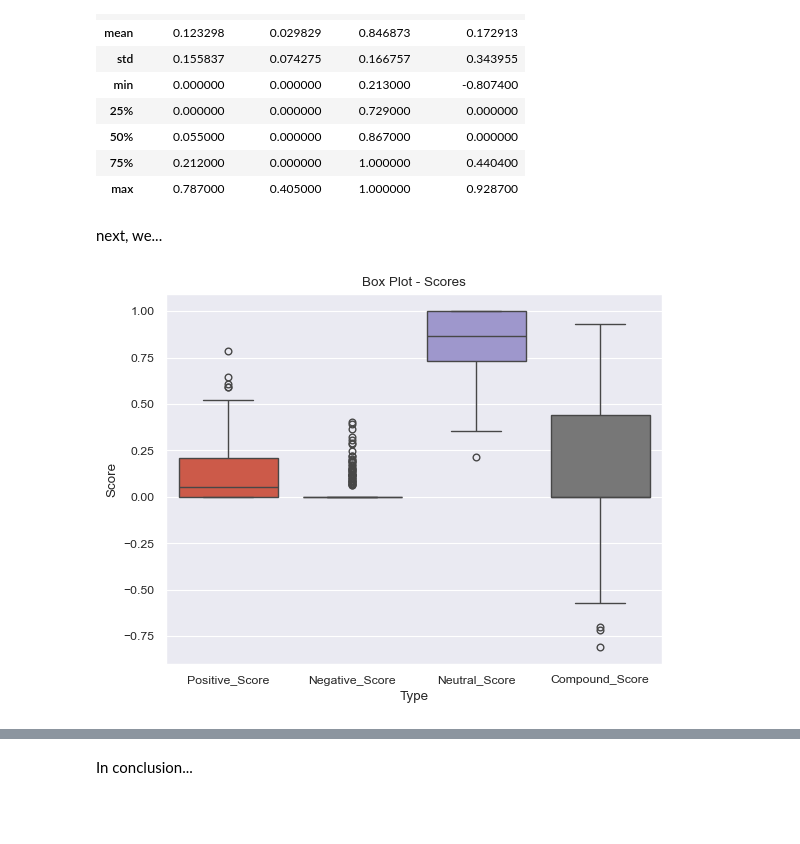
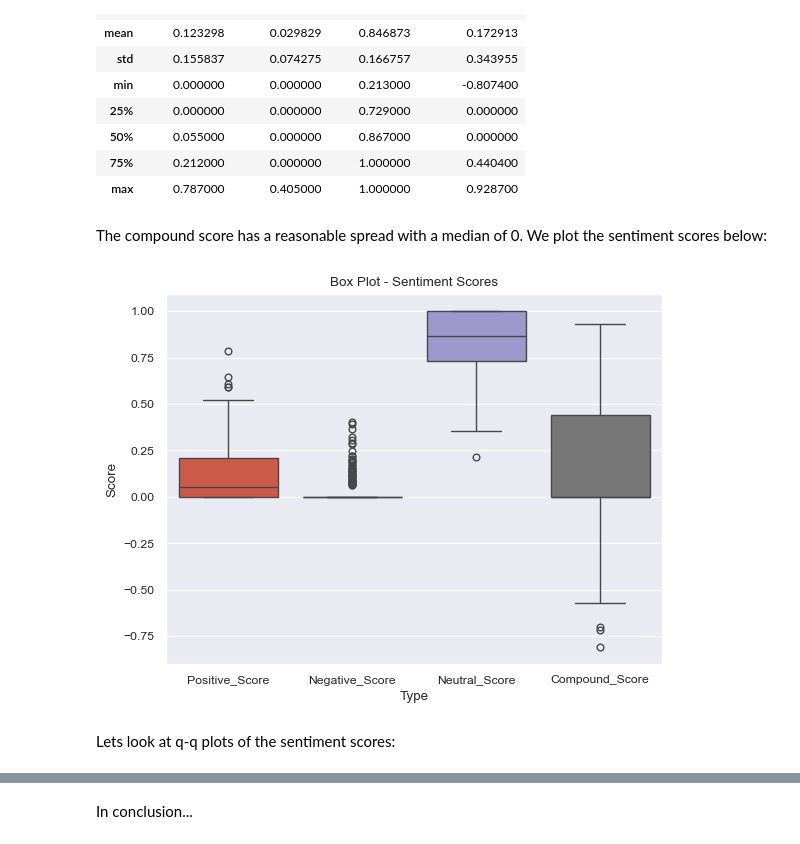
Before and after one commit to cowboysmall-courses/dsi-dsp, a Jupyter notebook: report/report.ipynb, the cells around one changed output, grey strips where cells are left out. Cells and saved outputs as stored; diff of their text form; code cells hidden in the pictures; blank space fills up the shorter version.

```diff
--- a/report/report.ipynb
+++ b/report/report.ipynb
@@ -1082,15 +1273,19 @@ scores.describe()
 | 50% | 0.055000 | 0.000000 | 0.867000 | 0.000000 |
 | 75% | 0.212000 | 0.000000 | 1.000000 | 0.440400 |
 | max | 0.787000 | 0.405000 | 1.000000 | 0.928700 |
-# %% [markdown]
-next, we...
+# %% [markdown]
+The compound score has a reasonable spread with a median of 0. We plot the sentiment scores below:
 # %%
+#| label: tweets-words-sentiment-scores-box-plot
+
 sns.boxplot(data = scores)
 
-plt.title("Box Plot - Scores")
+plt.title("Box Plot - Sentiment Scores")
 plt.xlabel("Type")
 plt.ylabel("Score")
 
 plt.show()
 # %% [output]
-[figure, old version]
+[figure, new version]
+# %% [markdown]
+Lets look at q-q plots of the sentiment scores:
```
Also changed, not shown: parts of 97 cells of this notebook, 4 other files.
